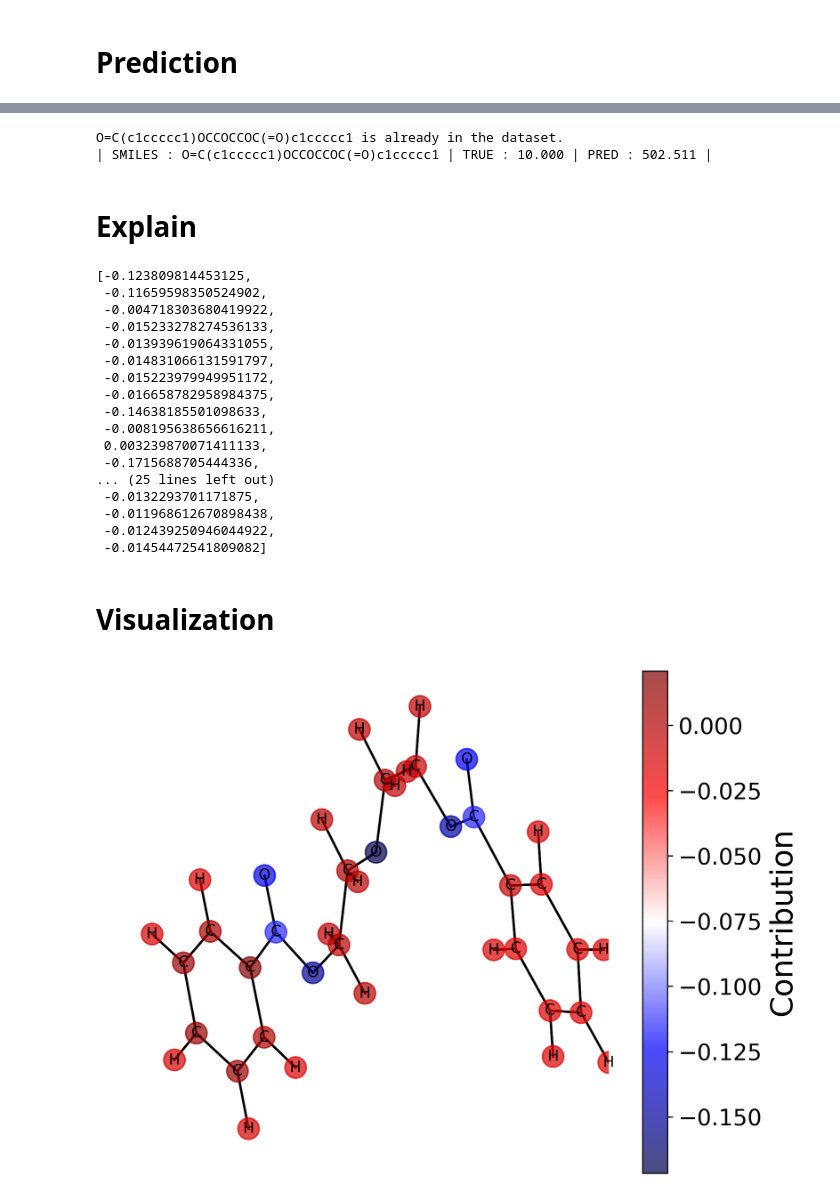
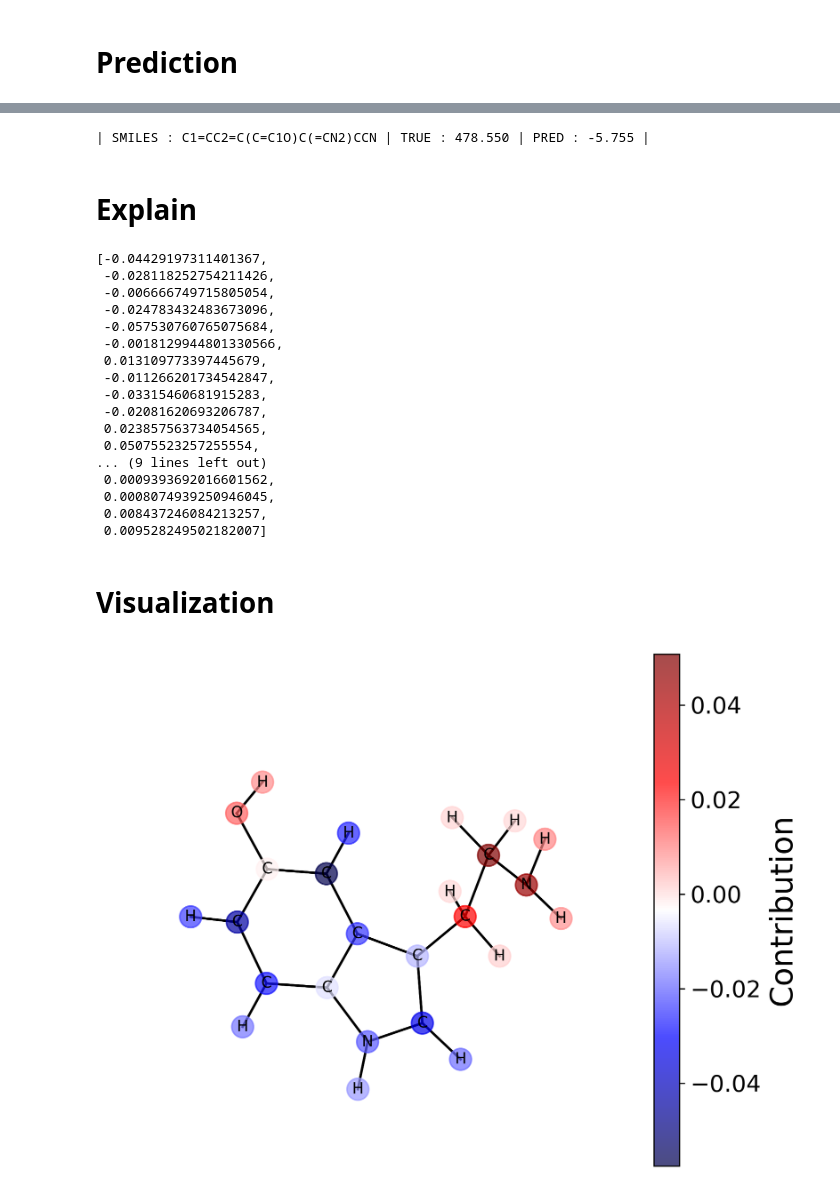
Before and after one commit to SinsuSquid/Chemomile, a Jupyter notebook: Notebooks/Explain.ipynb, the cells around one changed output, grey strips where cells are left out. Drawn from its saved outputs; the diff is of its cells as text; code cells hidden in the pictures.

```diff
--- a/Notebooks/Explain.ipynb
+++ b/Notebooks/Explain.ipynb
@@ -13,8 +13,6 @@
 # %% [markdown]
 # Parameter Setting
 # %%
-SMILES = "O=C(c1ccccc1)OCCOCCOC(=O)c1ccccc1"; TRUE_VAL = 10
-
 parameters = dict(
     subfrag_size = 12,
     edge_size = 3,
@@ -25,32 +23,32 @@ parameters = dict(
     verbose = True,
     save = False,
 
-    target = 'FP',
-    hidden_size = 84,
-    dropout = 0.360,
-    num_layers = 4,
+    target = 'HCOM',
+    hidden_size = 256,
+    dropout = 0.276,
+    num_layers = 7,
     num_timesteps = 4,
-    lr_init = 0.01,
-    gamma = 0.994,
-    weight_decay = 3.5E-3,
+    lr_init = 0.0001,
+    gamma = 0.986,
+    weight_decay = 6.72E-3,
 )
 
 DATAPATH = "/SSD2/bgkang/Chemomile"
-MODELPATH = "../Model/FP-2024-06-12-06-14-47"
-# MODELPATH = "../Model/AIT-2024-06-12-06-39-26"
-# MODELPATH = "../Model/HCOM-2024-06-12-07-04-08"
-# MODELPATH = "../Model/FLVL-2024-06-12-06-43-19"
-# MODELPATH = "../Model/FLVU-2024-06-12-06-59-13"
+
+# MODELPATH = "../Model/FP-2024-07-17-02-08-03" # FP
+# MODELPATH = "../Model/AIT-2024-07-17-02-21-21" # AIT
+# MODELPATH = "../Model/FLVL-2024-07-17-02-25-23" # FLVL
+# MODELPATH = "../Model/FLVU-2024-07-17-02-29-19" # FLVU
+MODELPATH = "../Model/HCOM-2024-07-17-04-48-42" # HCOM
 
 # Serotonin
-# SMILES = "C1=CC2=C(C=C1O)C(=CN2)CCN"; TRUE_VAL = 205.4 + 273.15
+SMILES = "C1=CC2=C(C=C1O)C(=CN2)CCN"; TRUE_VAL = 205.4 + 273.15
 # Cinnamaldehyde
 # SMILES = "O=CC=Cc1ccccc1"; TRUE_VAL = 71 + 273.15
 # 1,1'-(1,3-Phenylene)bis(1H-pyrrole-2,5-dione)
 # SMILES = "CC1=CC(=O)N(C1=O)CC2=CC(=CC=C2)CN3C(=O)C=C(C3=O)C"; TRUE_VAL = 250.7 + 273.15
 # Adrenosterone
 # SMILES = "CC12CCC(=O)C=C1CCC3C2C(=O)CC4(C3CCC4=O)C"; TRUE_VAL = 206.0 + 273.15
-
 # 4-Nitrotoluene
 # SMILES = "O=[N+]([O-])c1ccc(C)cc1"; TRUE_VAL = 379 # FP
 # SMILES = "O=[N+]([O-])c1ccc(C)cc1"; TRUE_VAL = 1.6 # FLVL
@@ -111,51 +122,50 @@ if SMILES in nameset:
     print(f"{SMILES} is already in the dataset.")
 print(f"| SMILES : {data.smiles} | TRUE : {data.y:.3f} | PRED : {pred:.3f} |")
 # %% [output]
-O=C(c1ccccc1)OCCOCCOC(=O)c1ccccc1 is already in the dataset.
-| SMILES : O=C(c1ccccc1)OCCOCCOC(=O)c1ccccc1 | TRUE : 10.000 | PRED : 502.511 |
+| SMILES : C1=CC2=C(C=C1O)C(=CN2)CCN | TRUE : 478.550 | PRED : -5.755 |
 # %% [markdown]
 # Explain
 # %%
 score = explainer.atomMask()
 score
 # %% [output]
-[-0.123809814453125,
- -0.11659598350524902,
- -0.004718303680419922,
- -0.015233278274536133,
- -0.013939619064331055,
- -0.014831066131591797,
- -0.015223979949951172,
- -0.016658782958984375,
- -0.14638185501098633,
- -0.008195638656616211,
- 0.003239870071411133,
- -0.1715688705444336,
-... (25 lines left out)
- -0.0132293701171875,
- -0.011968612670898438,
- -0.012439250946044922,
- -0.01454472541809082]
+[-0.04429197311401367,
+ -0.028118252754211426,
+ -0.006666749715805054,
+ -0.024783432483673096,
+ -0.057530760765075684,
+ -0.0018129944801330566,
+ 0.013109773397445679,
+ -0.011266201734542847,
+ -0.03315460681915283,
+ -0.02081620693206787,
+ 0.023857563734054565,
+ 0.05075523257255554,
+... (9 lines left out)
+ 0.0009393692016601562,
+ 0.0008074939250946045,
+ 0.008437246084213257,
+ 0.009528249502182007]
 # %% [markdown]
 # Visualization
 # %%
 %matplotlib inline
 
 fig, ax = plt.subplots(1, 1, figsize = (8, 6), dpi = 300,
                        subplot_kw = dict(projection = '3d'))
 
 p = explainer.plot(ax)
 
 ax.dist = 100
 
 ax.view_init(azim = -100, elev = 73, roll = 0)
-ax.set_box_aspect(None, zoom = 1.5)
+ax.set_box_aspect(None, zoom = 1.25)
 
 cb = fig.colorbar(p)
 cb.set_label("Contribution", fontsize = 20)
 cb.ax.tick_params(labelsize = 15)
 
 plt.savefig(f"./explain_results/{parameters['target']}_{SMILES}.png", dpi = 300)
 plt.show()
 # %% [output]
-[figure, old version]
+[figure, new version]
```
Also changed, not shown: parts of 2 cells of this notebook, 8 other files.
